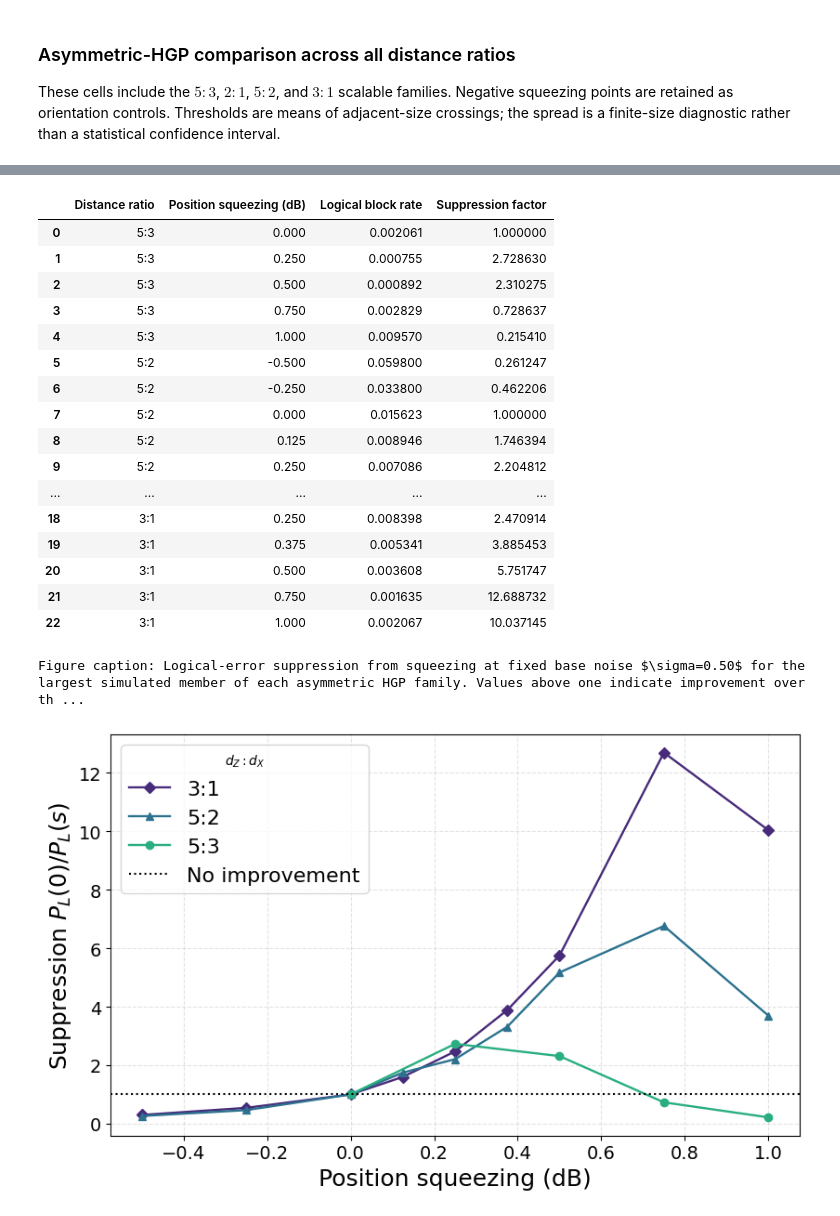
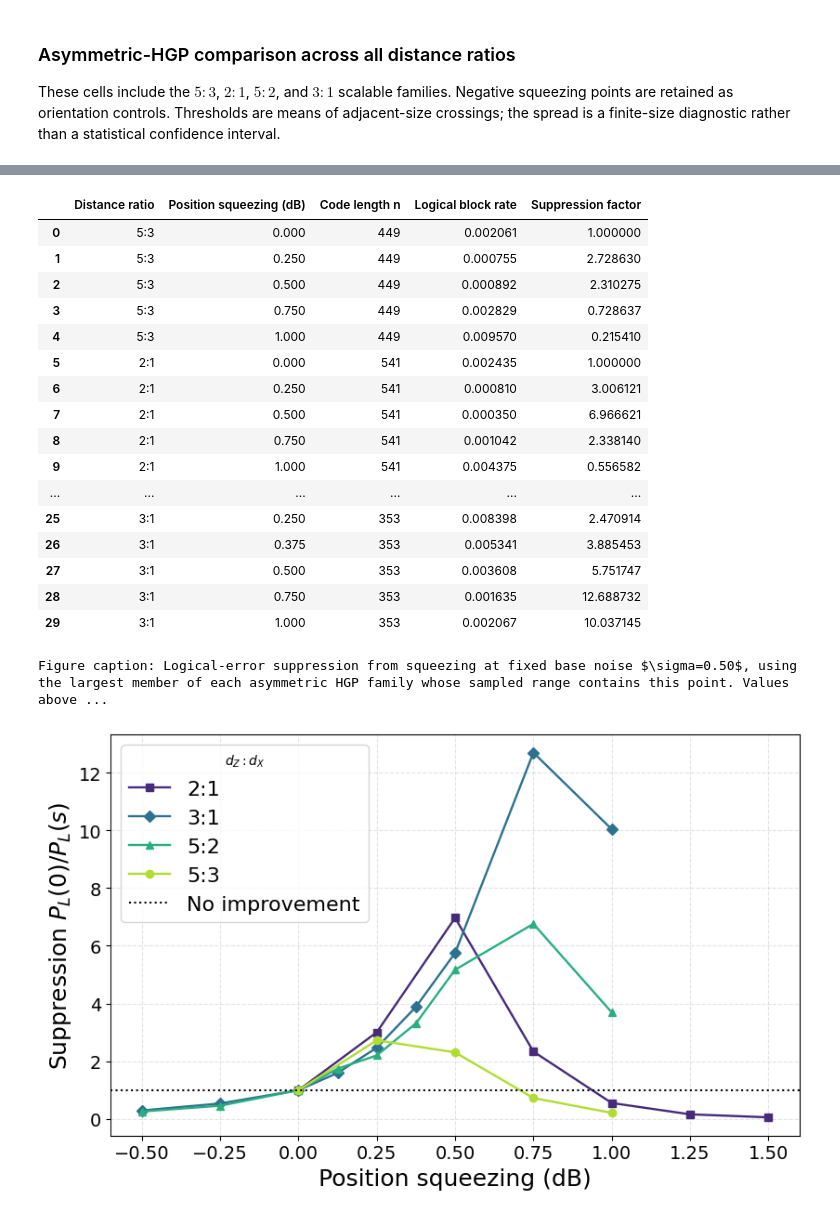
Before and after one commit to laramoyanotaylor/GKP_QEC_Project_Code, a Jupyter notebook: 0_plots_for_diss.ipynb, the cells around one changed output, grey strips where cells are left out. Cells and saved outputs as stored; diff of their text form; code cells hidden in the pictures.

```diff
--- a/0_plots_for_diss.ipynb
+++ b/0_plots_for_diss.ipynb
@@ -321,10 +423,10 @@ for axis, panel_label, xlim in zip(axes, ('a)', 'b)'), ((0.035, 0.092), (0.045,
     axis.set_title(panel_label, loc='left')
     axis.set_yscale('log'); axis.set_xlim(*xlim); axis.set_ylim(4e-3, 1.25)
     axis.grid(True, which='both', linestyle='--', alpha=0.35)
-    axis.legend(fontsize=8)
+    axis.legend(fontsize=14)
 axes[0].set_xlabel(r'Physical error probability $p$')
 axes[1].set_xlabel(r'Physical GKP error probability $p_{\mathrm{GKP}}$')
-axes[0].set_ylabel('Logical error rate')
+axes[0].set_ylabel('Logical error rate $p_L$')
 fig.savefig('mkmn_quick_threshold_comparison.png', dpi=300, bbox_inches='tight')
 plt.show()
 # %% [output]
@@ -549,7 +658,7 @@ for panel_index, (axis, squeezing) in enumerate(zip(axes.flat, (0, 1, 2, 3))):
     axis.axvline(physical_threshold, color='black', linestyle=':', linewidth=1.5,
                  label=fr'$p_{{\mathrm{{GKP}},\,th}}={physical_threshold:.3f}$')
     axis.set_yscale('log'); axis.set_title(f"{'abcd'[panel_index]})", loc='left')
-    axis.grid(True, which='both', linestyle='--', alpha=0.35); axis.legend(fontsize=8)
+    axis.grid(True, which='both', linestyle='--', alpha=0.35); axis.legend(fontsize=14)
 for axis in axes[-1]: axis.set_xlabel(r'Physical GKP error probability $p_{\mathrm{GKP}}$')
 for axis in axes[:, 0]: axis.set_ylabel('Logical block failure probability')
 fig.tight_layout(); fig.savefig('diss_asymmetric_hgp_thresholds.png', dpi=300, bbox_inches='tight'); plt.show()
@@ -714,56 +823,67 @@ Figure caption: Estimated asymmetric HGP--GKP physical threshold versus position
 # %%
 # Below-threshold benefit at fixed base noise: largest code in each family
 target_sigma = 0.50
 suppression_rows = []
 for family_key, (family_label, minimum_squeezing, maximum_squeezing) in FAMILIES.items():
     rates = {}
     for squeezing, codes in all_ratio_datasets[family_key].items():
         if not minimum_squeezing <= squeezing <= maximum_squeezing:
             continue
-        largest = max(codes, key=lambda item: item['n'])
-        matches = [point for point in largest['points'] if np.isclose(point['sigma'], target_sigma)]
-        if matches:
-            point = matches[0]
-            rates[squeezing] = max(point['block_rate'], 0.5/point['trials'])
+        # Use the largest code whose sampled sigma range contains the target.
+        # The newer 25x10 and 30x10 threshold runs start at sigma=0.55, so
+        # they cannot support a sigma=0.50 suppression comparison.
+        eligible = []
+        for code in codes:
+            points = sorted((p for p in code['points'] if 'block_rate' in p), key=lambda p: p['sigma'])
+            if not points or not points[0]['sigma'] <= target_sigma <= points[-1]['sigma']:
+                continue
+            sigmas = np.asarray([p['sigma'] for p in points], dtype=float)
+            block_rates = np.asarray([max(p['block_rate'], 0.5/p['trials']) for p in points])
+            rate = float(np.exp(np.interp(target_sigma, sigmas, np.log(block_rates))))
+            eligible.append((code['n'], rate))
+        if eligible:
+            rates[squeezing] = max(eligible, key=lambda item: item[0])
     if 0 not in rates:
         continue
-    for squeezing, rate in sorted(rates.items()):
+    baseline_n, baseline_rate = rates[0]
+    for squeezing, (code_n, rate) in sorted(rates.items()):
         suppression_rows.append({
             'Distance ratio': family_label.replace(' family', ''),
             'Position squeezing (dB)': squeezing,
+            'Code length n': code_n,
             'Logical block rate': rate,
-            'Suppression factor': rates[0]/rate,
+            'Suppression factor': baseline_rate/rate,
         })
 suppression_table = pd.DataFrame(suppression_rows)
 display(suppression_table)
-print_caption(r'Logical-error suppression from squeezing at fixed base noise $\sigma=0.50$ for the largest simulated member of each asymmetric HGP family. Values above one indicate improvement over the unsqueezed result.')
+print_caption(r'Logical-error suppression from squeezing at fixed base noise $\sigma=0.50$, using the largest member of each asymmetric HGP family whose sampled range contains this point. Values above one indicate improvement over the unsqueezed result.')
 fig, axis = plt.subplots(figsize=(8.4, 5.2))
 for index, (ratio, rows) in enumerate(suppression_table.groupby('Distance ratio')):
     rows = rows.sort_values('Position squeezing (dB)')
     axis.plot(rows['Position squeezing (dB)'], rows['Suppression factor'],
               marker=markers[ratio], linewidth=1.7,
               color=BLUE_GREEN_CMAP(0.12 + 0.76*index/3), label=ratio)
 axis.axhline(1, color='black', linestyle=':', label='No improvement')
 axis.set_xlabel('Position squeezing (dB)'); axis.set_ylabel(r'Suppression $P_L(0)/P_L(s)$')
 axis.grid(True, linestyle='--', alpha=0.35); axis.legend(title=r'$d_Z:d_X$')
 fig.tight_layout(); fig.savefig('diss_asymmetric_hgp_squeezing_suppression.png', dpi=300, bbox_inches='tight'); plt.show()
 # %% [output]
-|  | Distance ratio | Position squeezing (dB) | Logical block rate | Suppression factor |
-| 0 | 5:3 | 0.000 | 0.002061 | 1.000000 |
-| 1 | 5:3 | 0.250 | 0.000755 | 2.728630 |
-| 2 | 5:3 | 0.500 | 0.000892 | 2.310275 |
-| 3 | 5:3 | 0.750 | 0.002829 | 0.728637 |
-| 4 | 5:3 | 1.000 | 0.009570 | 0.215410 |
-| 5 | 5:2 | -0.500 | 0.059800 | 0.261247 |
-| 6 | 5:2 | -0.250 | 0.033800 | 0.462206 |
-| 7 | 5:2 | 0.000 | 0.015623 | 1.000000 |
-| 8 | 5:2 | 0.125 | 0.008946 | 1.746394 |
-| 9 | 5:2 | 0.250 | 0.007086 | 2.204812 |
-| ... | ... | ... | ... | ... |
-| 18 | 3:1 | 0.250 | 0.008398 | 2.470914 |
-| 19 | 3:1 | 0.375 | 0.005341 | 3.885453 |
-| 20 | 3:1 | 0.500 | 0.003608 | 5.751747 |
-| 21 | 3:1 | 0.750 | 0.001635 | 12.688732 |
-| 22 | 3:1 | 1.000 | 0.002067 | 10.037145 |
+|  | Distance ratio | Position squeezing (dB) | Code length n | Logical block rate | Suppression factor |
+| 0 | 5:3 | 0.000 | 449 | 0.002061 | 1.000000 |
+| 1 | 5:3 | 0.250 | 449 | 0.000755 | 2.728630 |
+| 2 | 5:3 | 0.500 | 449 | 0.000892 | 2.310275 |
+| 3 | 5:3 | 0.750 | 449 | 0.002829 | 0.728637 |
+| 4 | 5:3 | 1.000 | 449 | 0.009570 | 0.215410 |
+| 5 | 2:1 | 0.000 | 541 | 0.002435 | 1.000000 |
+| 6 | 2:1 | 0.250 | 541 | 0.000810 | 3.006121 |
+| 7 | 2:1 | 0.500 | 541 | 0.000350 | 6.966621 |
+| 8 | 2:1 | 0.750 | 541 | 0.001042 | 2.338140 |
+| 9 | 2:1 | 1.000 | 541 | 0.004375 | 0.556582 |
+| ... | ... | ... | ... | ... | ... |
+| 25 | 3:1 | 0.250 | 353 | 0.008398 | 2.470914 |
+| 26 | 3:1 | 0.375 | 353 | 0.005341 | 3.885453 |
+| 27 | 3:1 | 0.500 | 353 | 0.003608 | 5.751747 |
+| 28 | 3:1 | 0.750 | 353 | 0.001635 | 12.688732 |
+| 29 | 3:1 | 1.000 | 353 | 0.002067 | 10.037145 |
-Figure caption: Logical-error suppression from squeezing at fixed base noise $\sigma=0.50$ for the largest simulated member of each asymmetric HGP family. Values above one indicate improvement over th ...
+Figure caption: Logical-error suppression from squeezing at fixed base noise $\sigma=0.50$, using the largest member of each asymmetric HGP family whose sampled range contains this point. Values above ...
-[figure, old version]
+[figure, new version]
```
Also changed, not shown: parts of 13 cells of this notebook.
